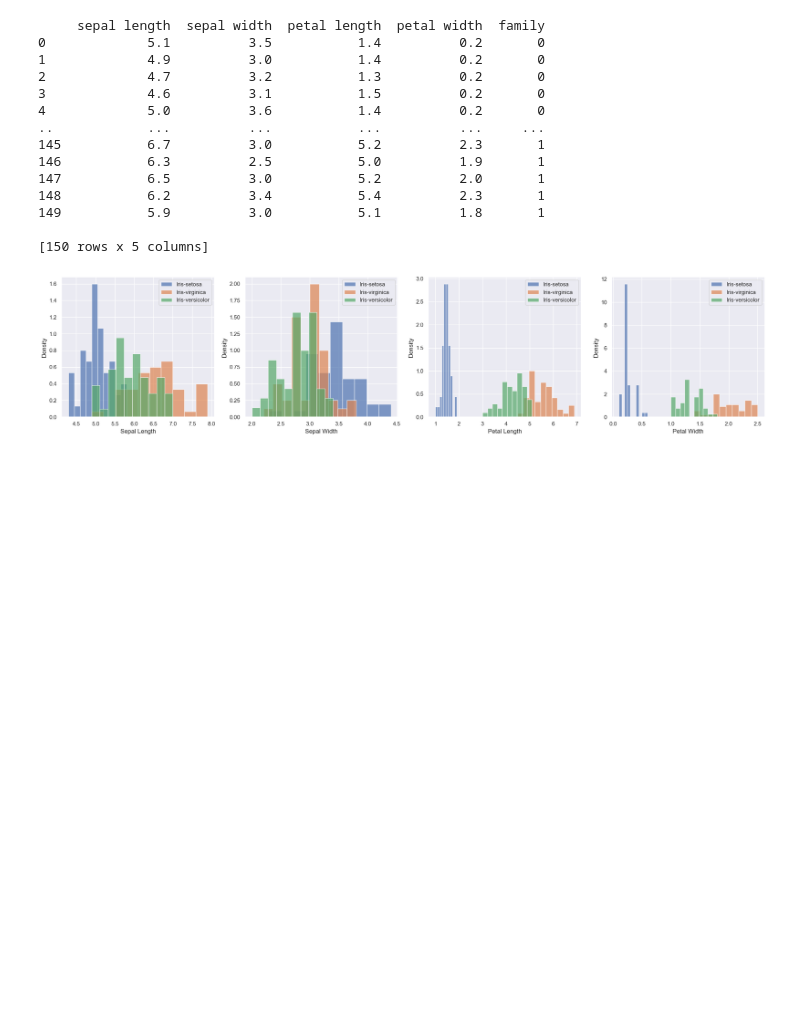
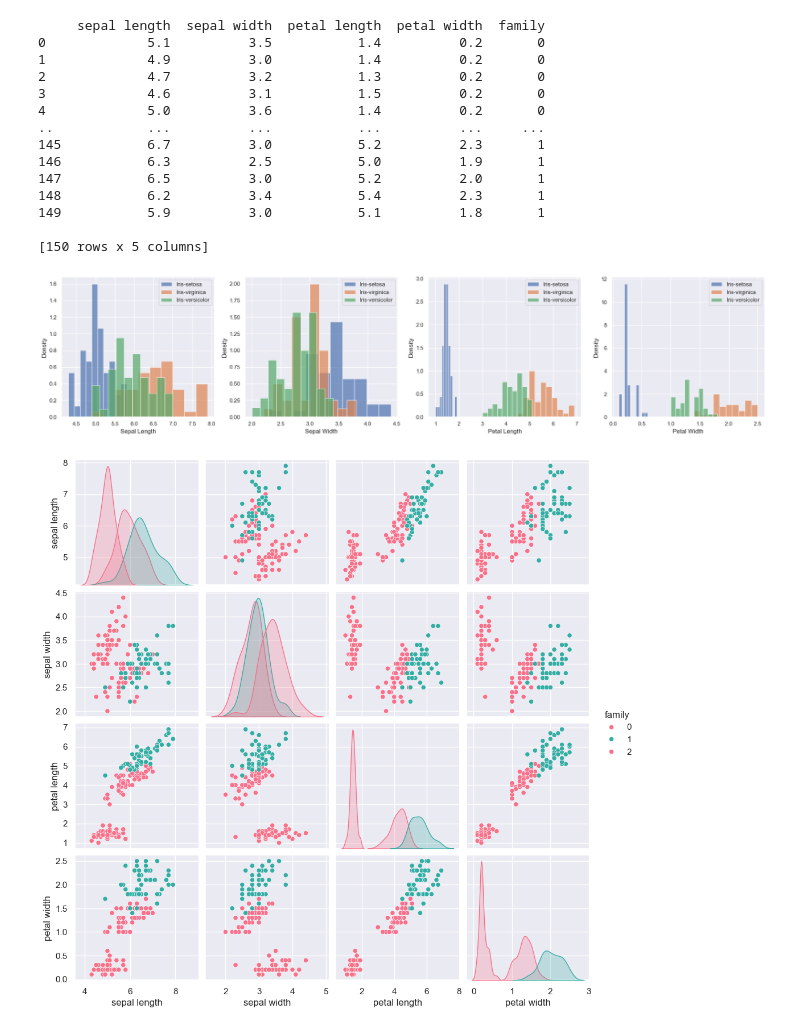
Before and after one commit to allprogrammers/machinelearningexercises, a Jupyter notebook: notebook.ipynb, the cells around one changed output. Cells and saved outputs as stored; diff of their text form; code cells hidden in the pictures; blank space fills up the shorter version.

Commit message:
add pair plots

```diff
--- a/notebook.ipynb
+++ b/notebook.ipynb
@@ -71,3 +71,10 @@ for j,grandlabel in enumerate(grandLabels):
 plt.show()
 # %% [output]
 [figure]
+# %%
+# plots with each combination of the four features
+# create a pairplot with the four features and the family as hue, frequency normalized
+sns.pairplot(df, hue="family", diag_kind="auto", palette="husl")
+plt.show()
+# %% [output]
+[figure, added]
```
